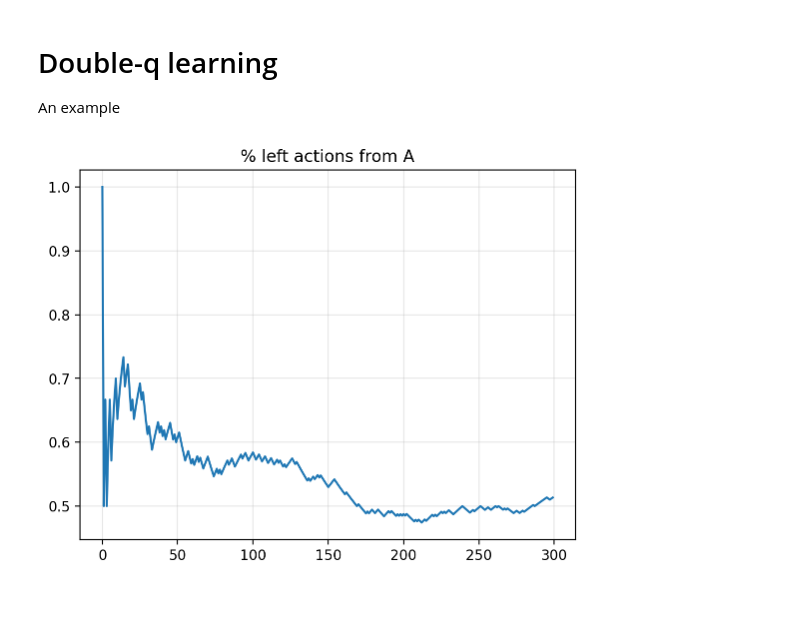
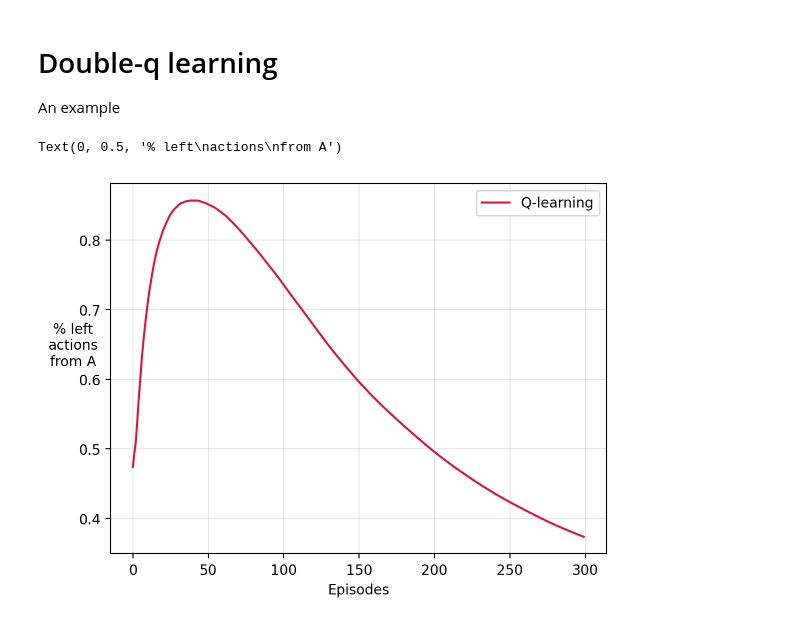
Before and after one commit to gerdm/reinforcement-learning, a Jupyter notebook: ch06/double-q-example.ipynb, the cells around one changed output. Drawn from its saved outputs; the diff is of its cells as text; code cells hidden in the pictures.

```diff
--- a/ch06/double-q-example.ipynb
+++ b/ch06/double-q-example.ipynb
@@ -23,29 +24 @@ n_arms_B = 50
 rewards = np.random.normal(loc=-0.1, scale=1, size=n_arms_B)
-# %%
-@njit
-def step(state, action):
-    if state == 0:
-        reward = 0
-        if action == 1: # right
-            new_state = -1 # terminal state
-        if action == 0: # left
-            new_state = 1
-
-    if state == 1:
-        new_state = -1 # terminal state
-        np.random.normal(loc=-0.1, scale=1.0)
-        # reward = rewards[action]
-
-    return new_state, reward
-
-@njit
-def q_step(state, Q, epsilon, alpha, gamma):
-    action = agents.choose_action(state, Q, epsilon)
-    new_state, reward = step(state, action)
-    q_new = Q[state][action] + alpha * (reward + gamma * Q[new_state].max() - Q[state][action])
-
-    # if at terminal state, return to A
-    if new_state == -1:
-        new_state = 0
-
-    return (new_state, action), q_new
@@ -81,7 +24,0 @@ while n_steps_A != n_episodes:
-# %%
-cumulative_episodes = np.ones_like(actions_in_A).cumsum()
-plt.plot((1 - actions_in_A).cumsum() / cumulative_episodes)
-plt.title("% left actions from A")
-plt.grid(alpha=0.3)
-# %% [output]
-[figure, removed]
@@ -87,0 +111,20 @@ plt.grid(alpha=0.3)
+# %%
+n_arms_B = 10
+n_episodes = 300
+alpha, epsilon, gamma = 0.1, 0.1, 1.0
+
+Qv, actions_in_A = run_and_count(n_episodes, n_arms_B, alpha, epsilon, gamma, q_step)
+# %%
+n_sims = 1000
+sims_actions_in_A = run_and_count_sims(n_sims, n_episodes, n_arms_B, alpha, epsilon, gamma, q_step)
+# %%
+cumulative_episodes = np.ones(n_episodes).cumsum()
+prop_left_sims = (1 - sims_actions_in_A).cumsum(axis=1) / cumulative_episodes[None, :]
+plt.plot(prop_left_sims.mean(axis=0), c="crimson", label="Q-learning")
+plt.grid(alpha=0.3)
+plt.xlabel("Episodes")
+plt.legend()
+plt.ylabel("% left\nactions\nfrom A", rotation=0)
+# %% [output]
+Text(0, 0.5, '% left\nactions\nfrom A')
+[figure, added]
```
Also changed, not shown: parts of 5 cells of this notebook.
